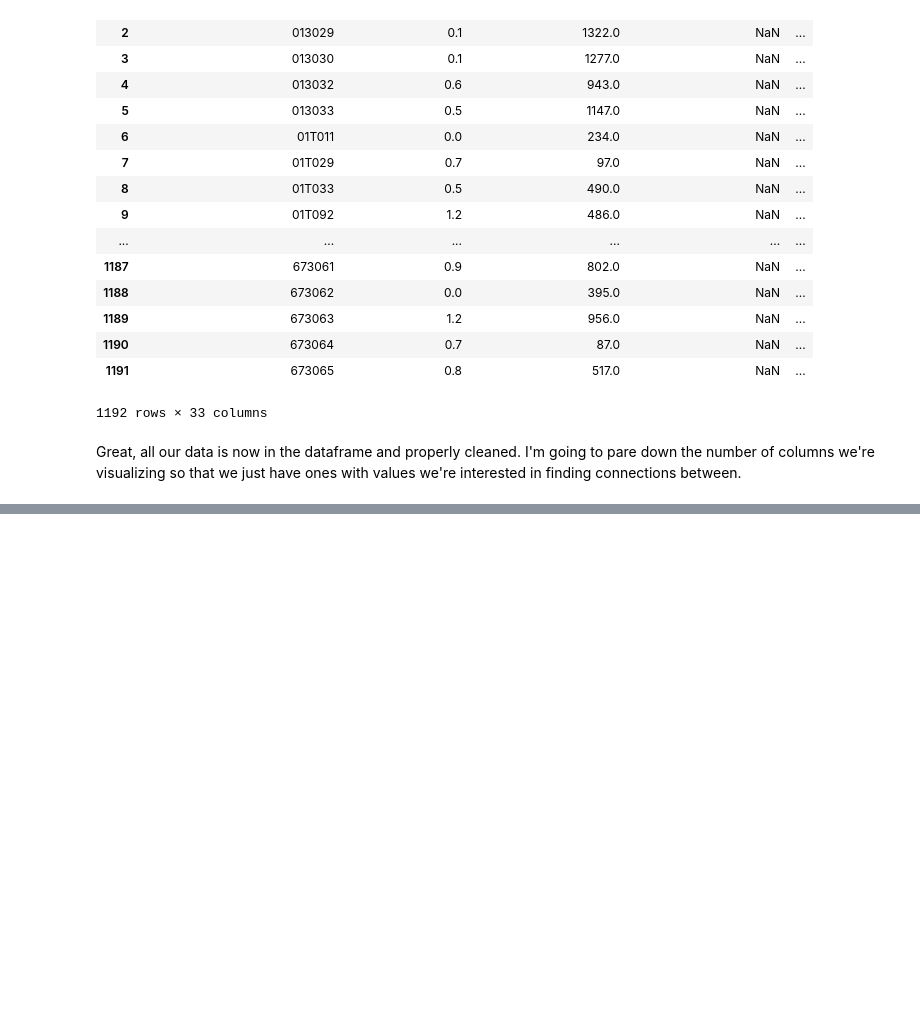
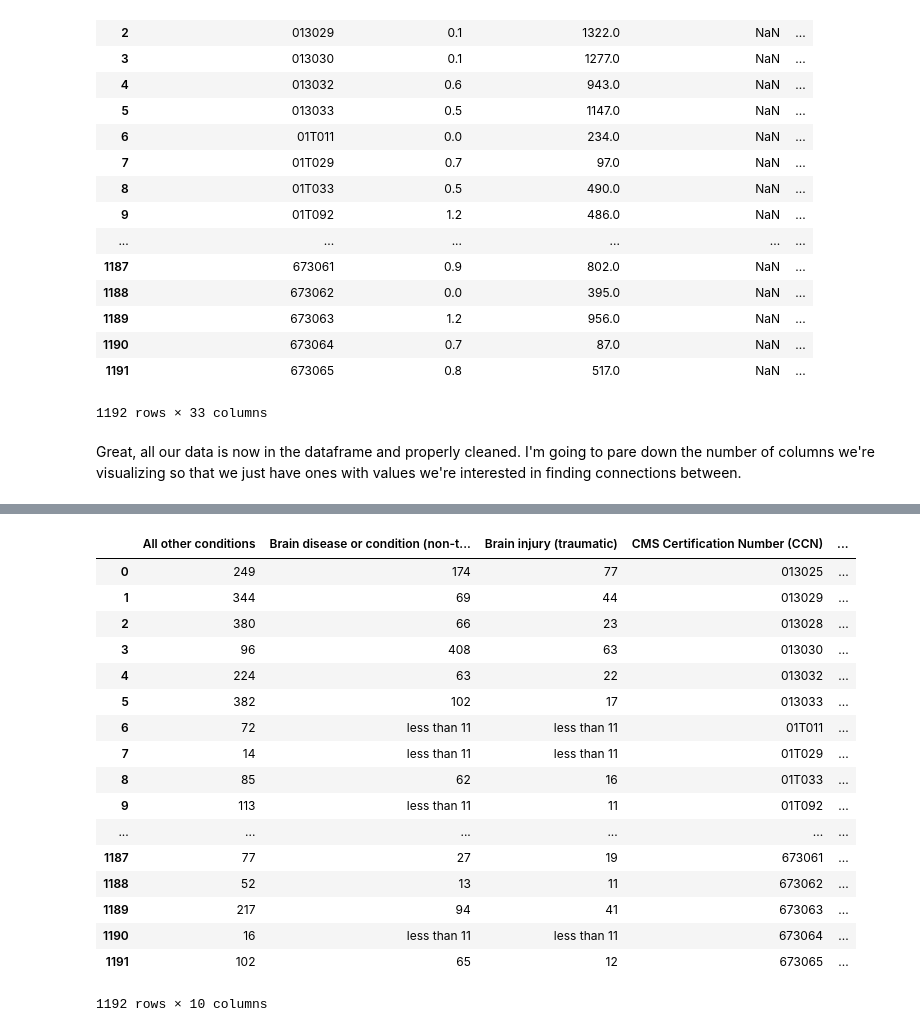
Before and after one commit to SpencerNorris/MedicareInpatientFacilities, a Jupyter notebook: Inpatient Facilities.ipynb, the cells around one changed output, grey strips where cells are left out. Saved outputs shown, nothing was run; the diff lists cells and outputs as text; code cells hidden in the pictures; blank space fills up the shorter version.

```diff
--- a/Inpatient Facilities.ipynb
+++ b/Inpatient Facilities.ipynb
@@ -201,0 +293,42 @@ sns.heatmap(vis_data_corr,
+# %%
+#Create a new dataframe that uses the conditions as a fractional value of all treated conditions
+conditions_datadict = dict((condition,pd.Series([])) for condition in conditions['Condition'].unique())
+conditions_datadict = {**conditions_datadict, **{"CMS Certification Number (CCN)": pd.Series([])}}
+
+#Iterate over CCNs, add to dict
+for ccn in conditions["CMS Certification Number (CCN)"].unique():
+    conditions_datadict["CMS Certification Number (CCN)"] = conditions_datadict["CMS Certification Number (CCN)"].append(
+        pd.Series(ccn),
+        ignore_index=True
+    )
+
+    #Iterate over conditions for associated CCN, extract value and append to dictionary
+    for condition in conditions['Condition'].unique():
+        val = conditions.loc[
+            (conditions["CMS Certification Number (CCN)"] == ccn) &
+            (conditions["Condition"] == condition)
+        ]["Count"]
+        conditions_datadict[condition] = conditions_datadict[condition].append(pd.Series(val), ignore_index=True)
+
+#Dump conditions_datadict into a dataframe
+facility_conditions = pd.DataFrame(conditions_datadict)
+facility_conditions
+# %% [output]
+|  | All other conditions | Brain disease or condition (non-t... | Brain injury (traumatic) | CMS Certification Number (CCN) | ... |
+| 0 | 249 | 174 | 77 | 013025 | ... |
+| 1 | 344 | 69 | 44 | 013029 | ... |
+| 2 | 380 | 66 | 23 | 013028 | ... |
+| 3 | 96 | 408 | 63 | 013030 | ... |
+| 4 | 224 | 63 | 22 | 013032 | ... |
+| 5 | 382 | 102 | 17 | 013033 | ... |
+| 6 | 72 | less than 11 | less than 11 | 01T011 | ... |
+| 7 | 14 | less than 11 | less than 11 | 01T029 | ... |
+| 8 | 85 | 62 | 16 | 01T033 | ... |
+| 9 | 113 | less than 11 | 11 | 01T092 | ... |
+| ... | ... | ... | ... | ... | ... |
+| 1187 | 77 | 27 | 19 | 673061 | ... |
+| 1188 | 52 | 13 | 11 | 673062 | ... |
+| 1189 | 217 | 94 | 41 | 673063 | ... |
+| 1190 | 16 | less than 11 | less than 11 | 673064 | ... |
+| 1191 | 102 | 65 | 12 | 673065 | ... |
+1192 rows × 10 columns
```
Also changed, not shown: parts of 14 cells of this notebook.
